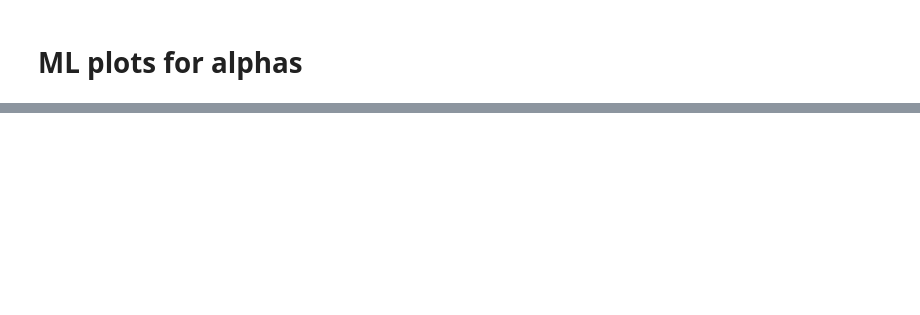
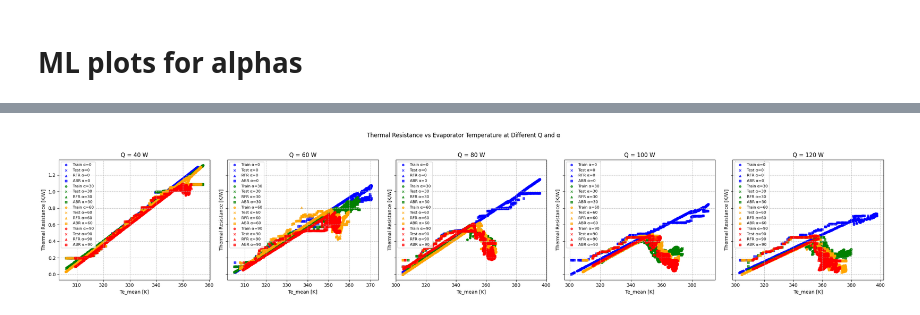
Before and after one commit to kamleshparmar17/Advanced_PulseHeatPipe_krp, a Jupyter notebook: data/ml_data/d4_alpha_ml_plot.ipynb, the cells around one changed output, grey strips where cells are left out. Drawn from its saved outputs; the diff is of its cells as text; code cells hidden in the pictures; blank space fills up the shorter version.

```diff
--- a/data/ml_data/d4_alpha_ml_plot.ipynb
+++ b/data/ml_data/d4_alpha_ml_plot.ipynb
@@ -2,0 +175,73 @@
+# %%
+# Subplots of TR vs Te_mean for each Q, colored by alpha, with individual legends and improved grid
+import pandas as pd
+import matplotlib.pyplot as plt
+
+# Load the training data
+df_train = pd.read_csv('../ml_data/x_y_train.csv')
+# Load the test and predictions data
+df_test = pd.read_csv('../ml_data/x_y_test_predictions.csv')
+
+# Ensure Q[W] and alpha columns exist and are numeric
+df_train['Q[W]'] = pd.to_numeric(df_train['Q[W]'], errors='coerce')
+df_train['alpha'] = pd.to_numeric(df_train['alpha'], errors='coerce')
+df_test['Q[W]'] = pd.to_numeric(df_test['Q[W]'], errors='coerce')
+df_test['alpha'] = pd.to_numeric(df_test['alpha'], errors='coerce')
+
+Q_values = [40, 60, 80, 100, 120]
+alpha_values = [0, 30, 60, 90]
+alpha_colors = {0: 'blue', 30: 'green', 60: 'orange', 90: 'red'}
+
+fig, axes = plt.subplots(1, len(Q_values), figsize=(25, 5), sharey=True)
+for idx, Q in enumerate(Q_values):
+    ax = axes[idx]
+    handles = []
+    labels = []
+    for alpha in alpha_values:
+        # Train data
+        mask_train = (df_train['Q[W]'] == Q) & (df_train['alpha'] == alpha)
+        h1 = ax.scatter(
+            df_train.loc[mask_train, 'Te_mean[K]'],
+            df_train.loc[mask_train, 'TR_train[K/W]'],
+            color=alpha_colors[alpha], s=18, marker='o', alpha=0.7,
+            label=f'Train α={alpha}'
+        )
+        # Test data
+        mask_test = (df_test['Q[W]'] == Q) & (df_test['alpha'] == alpha)
+        h2 = ax.scatter(
+            df_test.loc[mask_test, 'Te_mean[K]'],
+            df_test.loc[mask_test, 'TR_test[K/W]'],
+            color=alpha_colors[alpha], s=18, marker='x', alpha=0.7,
+            label=f'Test α={alpha}'
+        )
+        # RFR predictions
+        h3 = ax.scatter(
+            df_test.loc[mask_test, 'Te_mean[K]'],
+            df_test.loc[mask_test, 'TR_predictions_rfr[K/W]'],
+            color=alpha_colors[alpha], s=18, marker='^', alpha=0.7,
+            label=f'RFR α={alpha}'
+        )
+        # ABR predictions
+        h4 = ax.scatter(
+            df_test.loc[mask_test, 'Te_mean[K]'],
+            df_test.loc[mask_test, 'TR_predictions_abr[K/W]'],
+            color=alpha_colors[alpha], s=18, marker='s', alpha=0.7,
+            label=f'ABR α={alpha}'
+        )
+        # Add only if data exists for legend
+        for h, l in zip([h1, h2, h3, h4], [f'Train α={alpha}', f'Test α={alpha}', f'RFR α={alpha}', f'ABR α={alpha}']):
+            if h.get_offsets().size > 0:
+                handles.append(h)
+                labels.append(l)
+    ax.set_title(f'Q = {Q} W')
+    ax.set_xlabel('Te_mean [K]')
+    ax.set_ylabel('Thermal Resistance [K/W]')
+    ax.grid(True, linestyle='--', linewidth=0.7)
+    # Show legend for each subplot
+    ax.legend(handles, labels, fontsize=8, loc='best', frameon=True)
+
+plt.suptitle('Thermal Resistance vs Evaporator Temperature at Different Q and α')
+plt.tight_layout(rect=[0, 0, 1, 0.96])
+plt.show()
+# %% [output]
+[figure, added]
```
Also changed, not shown: parts of 16 cells of this notebook, 2 other files.
